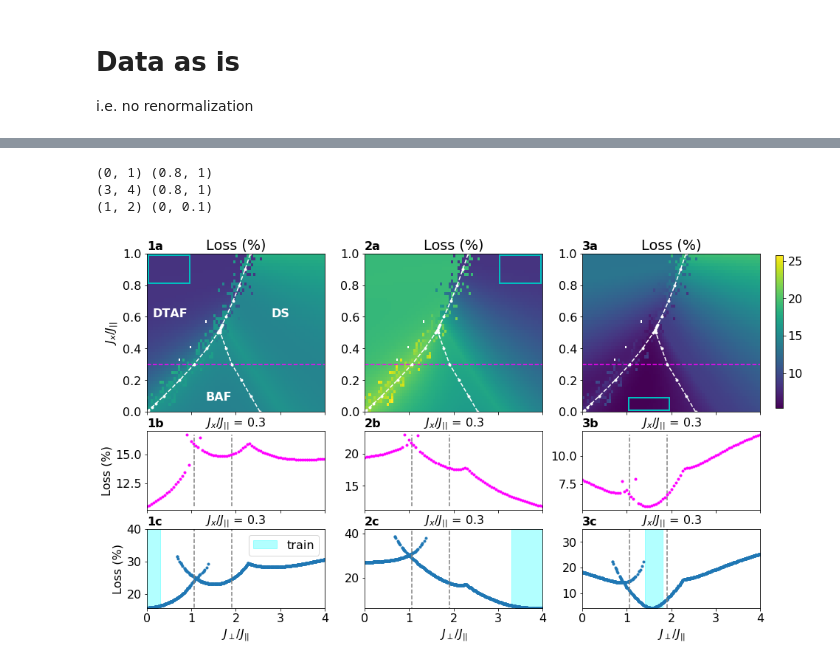
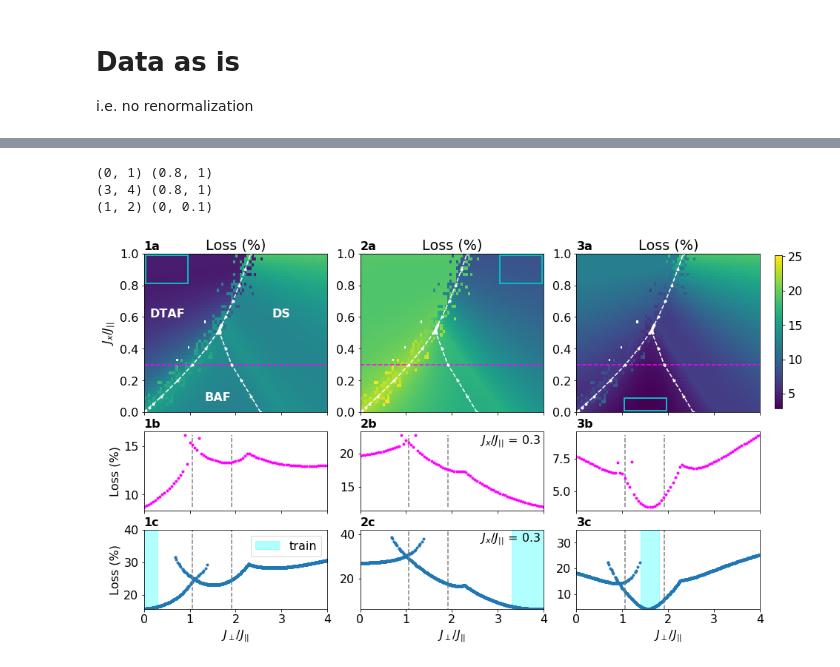
Before and after one commit to Qottmann/anomaly-detection-PEPS, a Jupyter notebook: 1-1_Fig-1-anomaly-detection.ipynb, the cells around one changed output, grey strips where cells are left out. Saved outputs shown, nothing was run; the diff lists cells and outputs as text; code cells hidden in the pictures.

```diff
--- a/1-1_Fig-1-anomaly-detection.ipynb
+++ b/1-1_Fig-1-anomaly-detection.ipynb
@@ -205,6 +205,8 @@ train_xss = [[(0,1)],[(3,4)],[(1,2)]]
 train_yss = [[(0.8,1)],[(0.8,1)],[(0,0.1)]]
 # %%
 import time
+# %%
+num_epochs = [200,200,600]
 # %%
 for training in range(3):
     t0 = time.time()
@@ -219,7 +221,7 @@ for training in range(3):
     print(x_train.shape)
 
     cnns[training] = training_run(x_train,choose_cnn = cnnx, name = name, provide_cnn = False,
-                 load_prev=False, num_epochs = 100,  verbose_val=1, batch_size = 128, shuffle=True, early=False,
+                 load_prev=False, num_epochs = num_epochs[training],  verbose_val=1, batch_size = 128, shuffle=True, early=False,
                  loss="mse", activation0 = 'relu', activation = 'linear', optimizer = "adam")
     print("dt = ", time.time()-t0)
     images_out = cnns[training].predict(x_test)
@@ -396,33 +398,33 @@ for i in range(3):
 plt.tight_layout()
 for i in range(3):
     axs[2,i].set_xlabel("$J_\perp/J_{{||}}$")
     #axs[1,i].text(0.35, 1.1,"$J_x/J_{{||}}$ = {:.1f}".format(Y[pick_phase,0]), transform = axs[1,i].transAxes,fontsize=16)
-    axs[1,i].set_title("$J_x/J_{{||}}$ = {:.1f}".format(Y[pick_phase,0]),fontsize=16)
-    axs[2,i].set_title("$J_x/J_{{||}}$ = 0.3",fontsize=16)
+axs[1,1].text(0.65,0.85,"$J_x/J_{{||}}$ = {:.1f}".format(Y[pick_phase,0]),fontsize=16,transform = axs[1,1].transAxes)
+axs[2,1].text(0.65,0.85,"$J_x/J_{{||}}$ = 0.3",fontsize=16,transform = axs[2,1].transAxes)
 axs[1,0].set_ylabel("Loss (%)")
 axs[2,0].set_ylabel("Loss (%)")
 axs[0,0].set_ylabel("$J_x/J_{{||}}$")
 
 
 axs[0,0].text(0.03, 0.6,"DTAF",weight="bold", color="white", transform = axs[0,0].transAxes,fontsize=16)
 axs[0,0].text(0.33, 0.07,"BAF",weight="bold", color="white", transform = axs[0,0].transAxes,fontsize=16)
 axs[0,0].text(0.7, 0.6,"DS",weight="bold", color="white", transform = axs[0,0].transAxes,fontsize=16)
 
 for i in range(3):
     axs[0,i].text(0, 1.025,f"{i+1}a",weight="bold", transform = axs[0,i].transAxes,fontsize=16)
     axs[1,i].text(0, 1.05,f"{i+1}b",weight="bold", transform = axs[1,i].transAxes,fontsize=16)
     axs[2,i].text(0, 1.05,f"{i+1}c",weight="bold", transform = axs[2,i].transAxes,fontsize=16)
 # colorbar
 
 fig.subplots_adjust(right=0.9)
 cbar_ax = fig.add_axes([0.92, 0.57, 0.01, 0.36]) #left, bottom, width, height
 fig.colorbar(im, cax=cbar_ax)
 #cbar_ax.set_title("  Loss (%)")
 plt.gcf().subplots_adjust(bottom=0.1,left=0.075)
 plt.savefig("plots/random_master_" + cmap + "_all_outliers-removed.pdf")
 plt.savefig("plots/random_master_" + cmap + "_all_outliers-removed.png")
 # %% [output]
 (0, 1) (0.8, 1)
 (3, 4) (0.8, 1)
 (1, 2) (0, 0.1)
-[figure, old version]
+[figure, new version]
```
Also changed, not shown: parts of 1 cell of this notebook, 23 other files.
